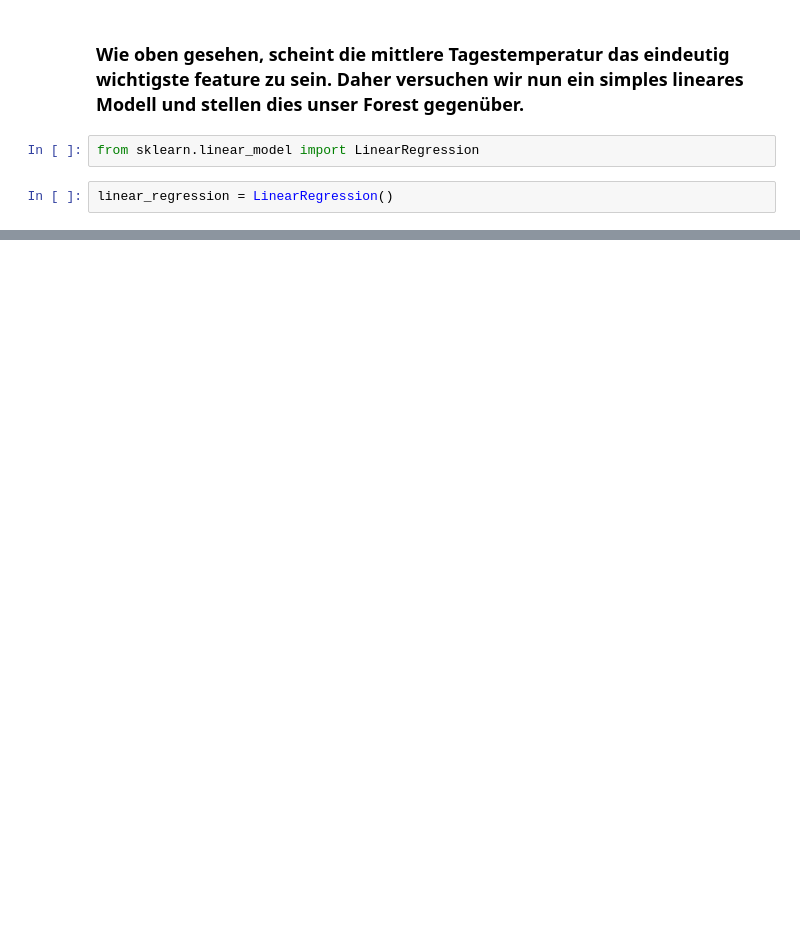
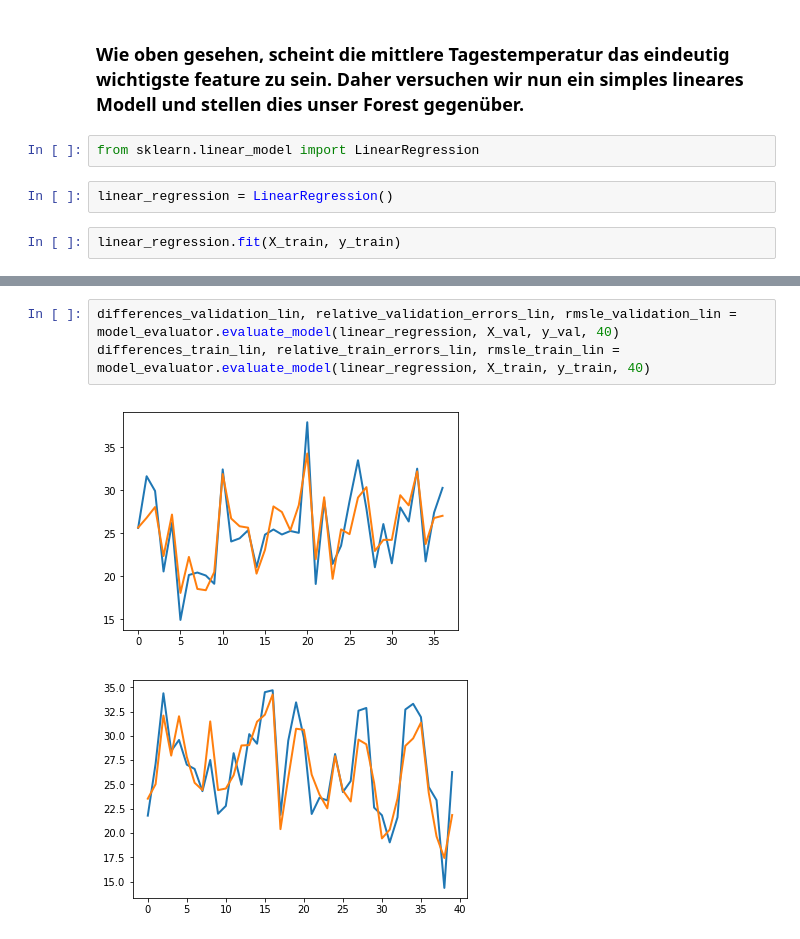
Before and after one commit to TehseenRug1801/ml_course, a Jupyter notebook: tabular_data_regression/predict_beer_consumption.ipynb, the cells around one changed output, grey strips where cells are left out. Cells and saved outputs as stored; diff of their text form; blank space fills up the shorter version.

Commit message:
more detailed analysis of linear model

```diff
--- a/tabular_data_regression/predict_beer_consumption.ipynb
+++ b/tabular_data_regression/predict_beer_consumption.ipynb
@@ -303,3 +303,5 @@ rmsle_validation
 from sklearn.linear_model import LinearRegression
 # %%
 linear_regression = LinearRegression()
+# %%
+linear_regression.fit(X_train, y_train)
@@ -305,0 +321,6 @@ linear_regression = LinearRegression()
+# %%
+differences_validation_lin, relative_validation_errors_lin, rmsle_validation_lin = model_evaluator.evaluate_model(linear_regression, X_val, y_val, 40)
+differences_train_lin, relative_train_errors_lin, rmsle_train_lin = model_evaluator.evaluate_model(linear_regression, X_train, y_train, 40)
+# %% [output]
+[figure, added]
+[figure, added]
```
Also changed, not shown: parts of 17 cells of this notebook.
